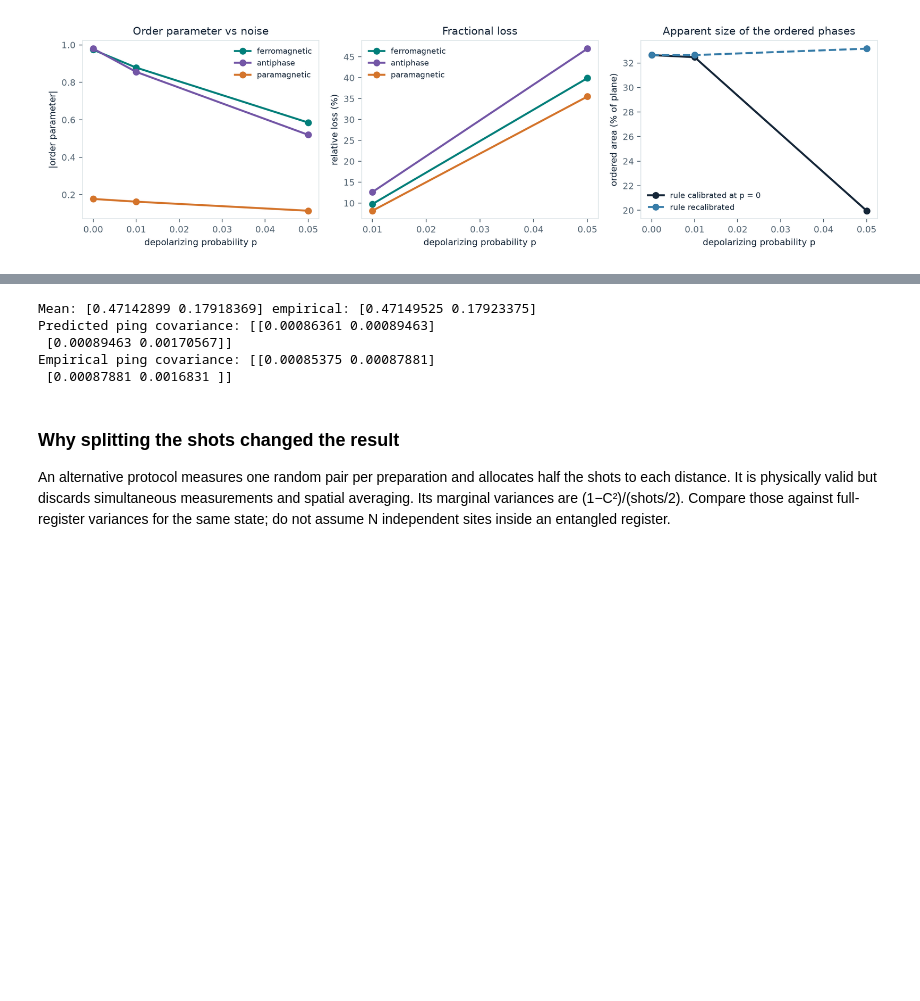
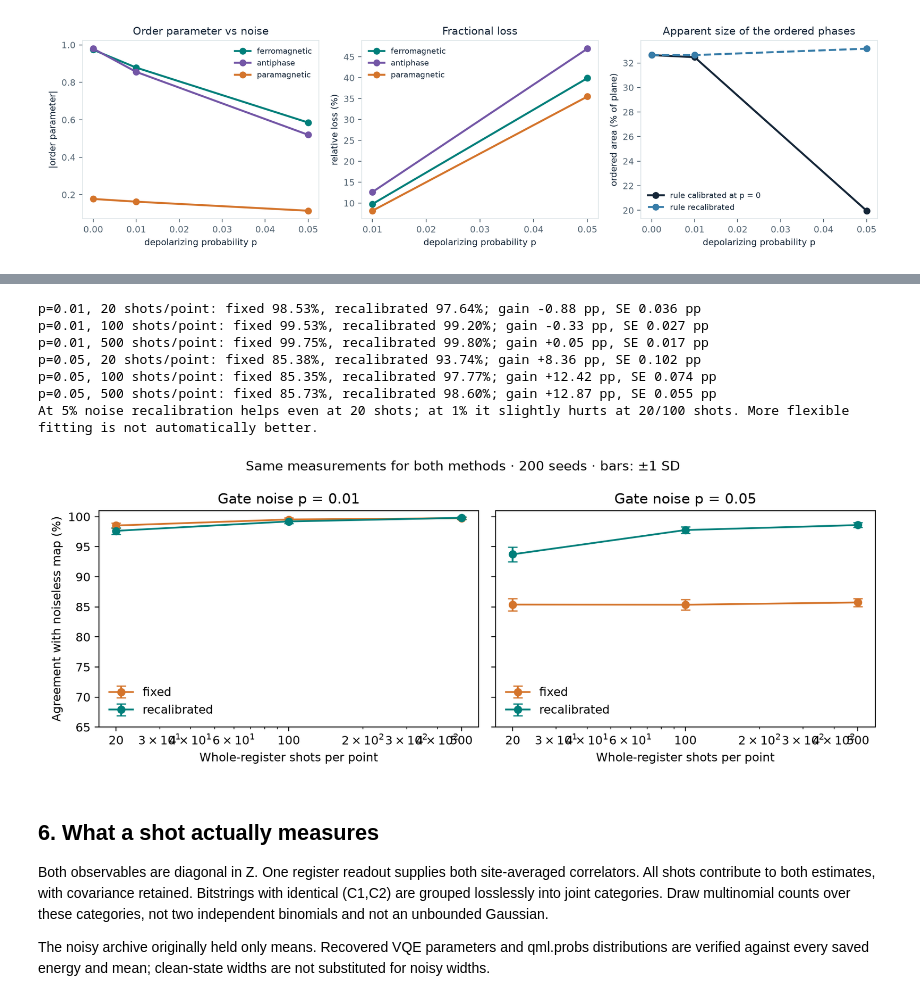
Before and after one commit to Paul-JSN/phase-hunter-popeyes, a Jupyter notebook: phase_hunter.ipynb, the cells around one changed output, grey strips where cells are left out. Cells and saved outputs as stored; diff of their text form; code cells hidden in the pictures; blank space fills up the shorter version.

```diff
--- a/phase_hunter.ipynb
+++ b/phase_hunter.ipynb
@@ -175,23 +154,25 @@ For a shot outcome vector X, the ping mean has covariance Cov(X)/shots. Both cor
 # %%
-state,_=chain.ground_state(.3,.7)
-outcomes,inverse=joint_outcomes(8)
-probabilities=np.bincount(inverse,weights=np.abs(state)**2,minlength=len(outcomes))
-means,cov=joint_moments(probabilities,outcomes)
-rng=np.random.default_rng(74)
-draws=np.array([sample_joint(probabilities,outcomes,100,rng) for _ in range(20000)])
-np.testing.assert_allclose(draws.mean(axis=0),means,atol=.002)
-np.testing.assert_allclose(np.cov(draws.T),cov/100,atol=.00015)
-assert np.all(np.abs(draws)<=1)
-print('Mean:',means,'empirical:',draws.mean(axis=0))
-print('Predicted ping covariance:',cov/100)
-print('Empirical ping covariance:',np.cov(draws.T))
+finite=load('finite_shot_recalibration.json')
+assert finite['seeds']==200
+for p,rows in finite['noise'].items():
+    for shots,row in rows.items():
+        assert row['total_shots']==int(shots)*576
+        assert np.isclose(row['paired_gain']['mean'],row['recalibrated']['mean']-row['fixed']['mean'])
+        print(f"p={p}, {shots} shots/point: fixed {row['fixed']['mean']:.2%}, recalibrated {row['recalibrated']['mean']:.2%}; gain {100*row['paired_gain']['mean']:+.2f} pp, SE {100*row['paired_gain']['standard_error']:.3f} pp")
+show_figure('finite_shot_recalibration.png')
+print('At 5% noise recalibration helps even at 20 shots; at 1% it slightly hurts at 20/100 shots. More flexible fitting is not automatically better.')
 # %% [output]
-Mean: [0.47142899 0.17918369] empirical: [0.47149525 0.17923375]
-Predicted ping covariance: [[0.00086361 0.00089463]
- [0.00089463 0.00170567]]
-Empirical ping covariance: [[0.00085375 0.00087881]
- [0.00087881 0.0016831 ]]
+p=0.01, 20 shots/point: fixed 98.53%, recalibrated 97.64%; gain -0.88 pp, SE 0.036 pp
+p=0.01, 100 shots/point: fixed 99.53%, recalibrated 99.20%; gain -0.33 pp, SE 0.027 pp
+p=0.01, 500 shots/point: fixed 99.75%, recalibrated 99.80%; gain +0.05 pp, SE 0.017 pp
+p=0.05, 20 shots/point: fixed 85.38%, recalibrated 93.74%; gain +8.36 pp, SE 0.102 pp
+p=0.05, 100 shots/point: fixed 85.35%, recalibrated 97.77%; gain +12.42 pp, SE 0.074 pp
+p=0.05, 500 shots/point: fixed 85.73%, recalibrated 98.60%; gain +12.87 pp, SE 0.055 pp
+At 5% noise recalibration helps even at 20 shots; at 1% it slightly hurts at 20/100 shots. More flexible fitting is not automatically better.
+[figure, added]
 # %% [markdown]
-### Why splitting the shots changed the result
-An alternative protocol measures one random pair per preparation and allocates half the shots to each distance. It is physically valid but discards simultaneous measurements and spatial averaging. Its marginal variances are (1−C²)/(shots/2). Compare those against full-register variances for the same state; do not assume N independent sites inside an entangled register.
+## 6. What a shot actually measures
+Both observables are diagonal in Z. One register readout supplies both site-averaged correlators. All shots contribute to both estimates, with covariance retained. Bitstrings with identical (C1,C2) are grouped losslessly into joint categories. Draw multinomial counts over these categories, not two independent binomials and not an unbounded Gaussian.
+
+The noisy archive originally held only means. Recovered VQE parameters and qml.probs distributions are verified against every saved energy and mean; clean-state widths are not substituted for noisy widths.
 # %%
```
Also changed, not shown: parts of 25 cells of this notebook, 18 other files.
